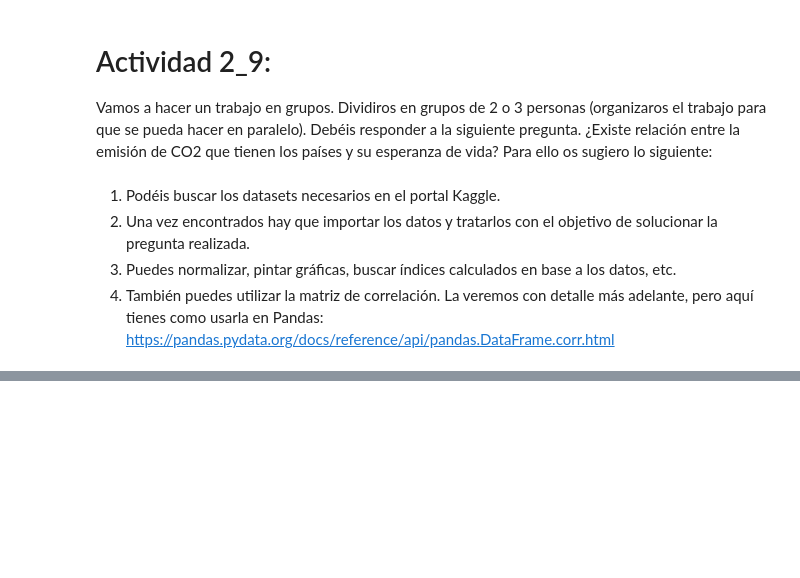
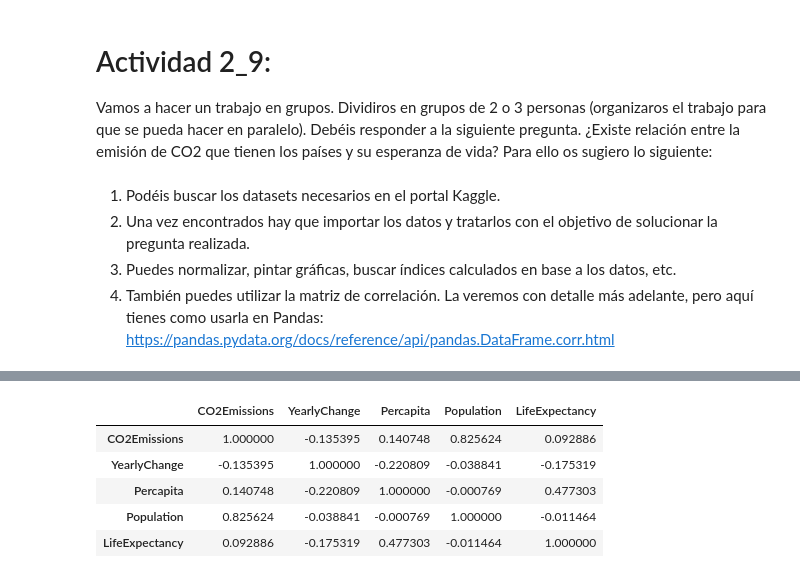
Before and after one commit to cfuentesc01/programacion-ia, a Jupyter notebook: Actividades/Actividad2_9/Actividad2_9.ipynb, the cells around one changed output, grey strips where cells are left out. Saved outputs shown, nothing was run; the diff lists cells and outputs as text; code cells hidden in the pictures; blank space fills up the shorter version.

```diff
--- a/Actividades/Actividad2_9/Actividad2_9.ipynb
+++ b/Actividades/Actividad2_9/Actividad2_9.ipynb
@@ -52,0 +50,10 @@ plt.show() # Mostrar gráfica
+# %%
+# Relacion entre CO2 y la esperanza de vida.
+df_poblacion.corr(numeric_only=True)
+# %% [output]
+|  | CO2Emissions | YearlyChange | Percapita | Population | LifeExpectancy |
+| CO2Emissions | 1.000000 | -0.135395 | 0.140748 | 0.825624 | 0.092886 |
+| YearlyChange | -0.135395 | 1.000000 | -0.220809 | -0.038841 | -0.175319 |
+| Percapita | 0.140748 | -0.220809 | 1.000000 | -0.000769 | 0.477303 |
+| Population | 0.825624 | -0.038841 | -0.000769 | 1.000000 | -0.011464 |
+| LifeExpectancy | 0.092886 | -0.175319 | 0.477303 | -0.011464 | 1.000000 |
```
Also changed, not shown: parts of 1 cell of this notebook, 2 other files.
